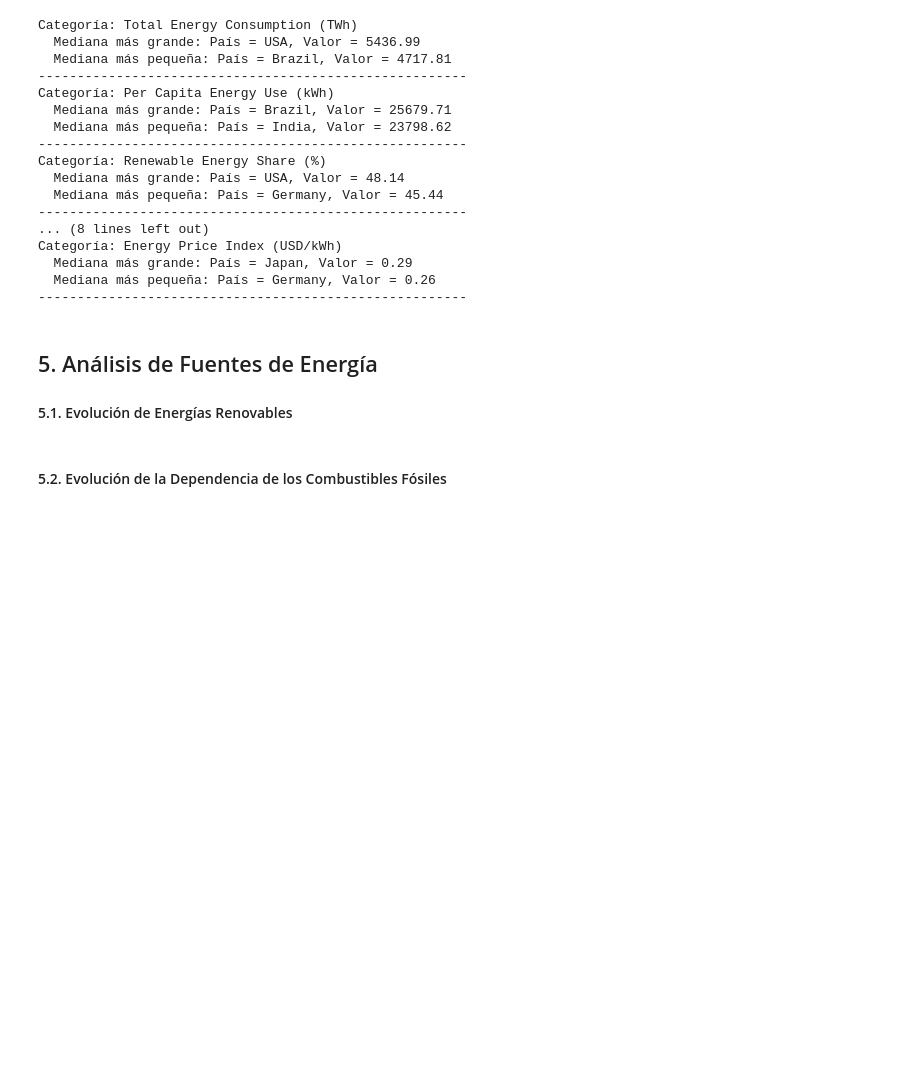
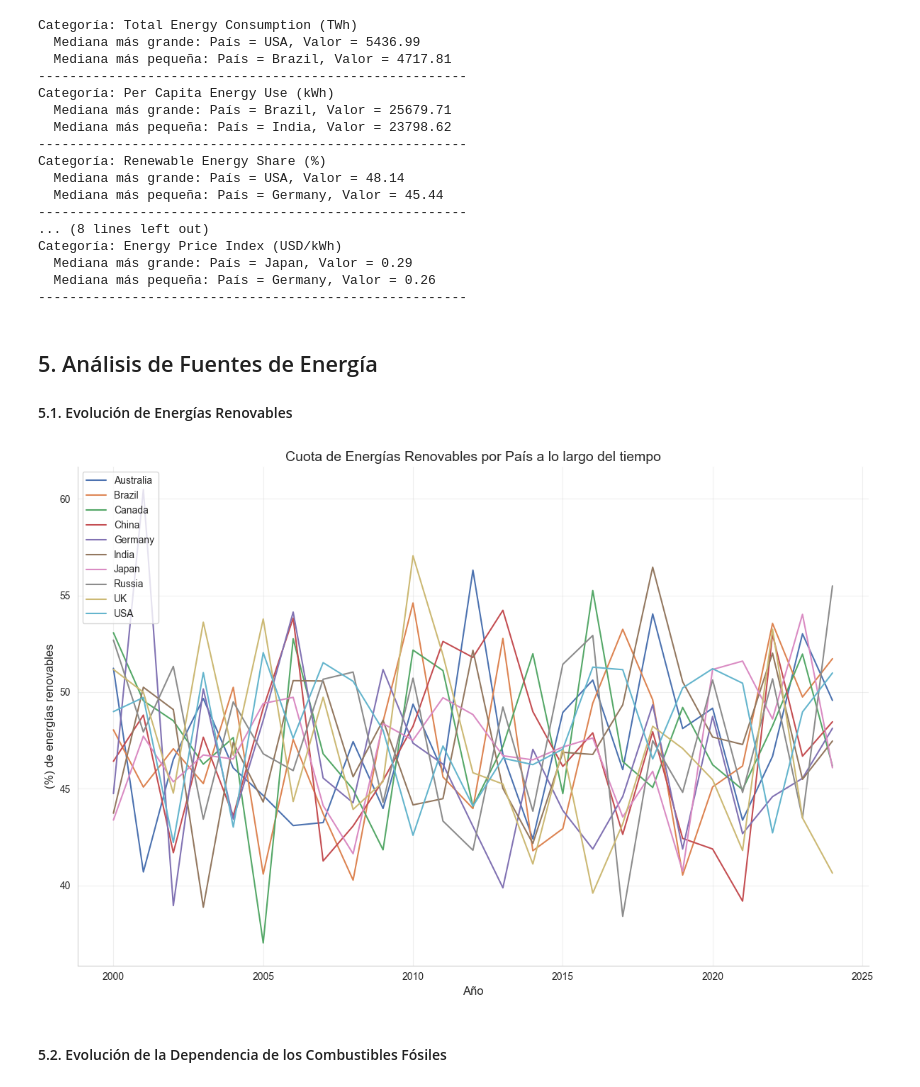
Before and after one commit to juanma200109/Analisis-de-Consumo-de-Energia-Global, a Jupyter notebook: notebooks/Consumo_de_Energia_Global_2000-2024.ipynb, the cells around one changed output. Drawn from its saved outputs; the diff is of its cells as text; code cells hidden in the pictures; blank space fills up the shorter version.

Commit message:
Añadiendo graficas a la sección de análisis de fuentes de energía, tambien añadiendo una nueva función en el script visualizacion.py

```diff
--- a/notebooks/Consumo_de_Energia_Global_2000-2024.ipynb
+++ b/notebooks/Consumo_de_Energia_Global_2000-2024.ipynb
@@ -371,5 +348,10 @@ Categoría: Energy Price Index (USD/kWh)
 ## 5. Análisis de Fuentes de Energía
 
 #### 5.1. Evolución de Energías Renovables
+# %%
+# Creando un grafico de líneas por pais de la metrica Renewable Energy Share (%)
+viz.crear_graf_lineas(df, 'Country', 'Year', 'Renewable Energy Share (%)', 'Año', '(%) de energías renovables', 'Cuota de Energías Renovables por País a lo largo del tiempo')
+# %% [output]
+[figure, added]
 # %% [markdown]
 #### 5.2. Evolución de la Dependencia de los Combustibles Fósiles
```
Also changed, not shown: parts of 3 cells of this notebook, 2 other files.
